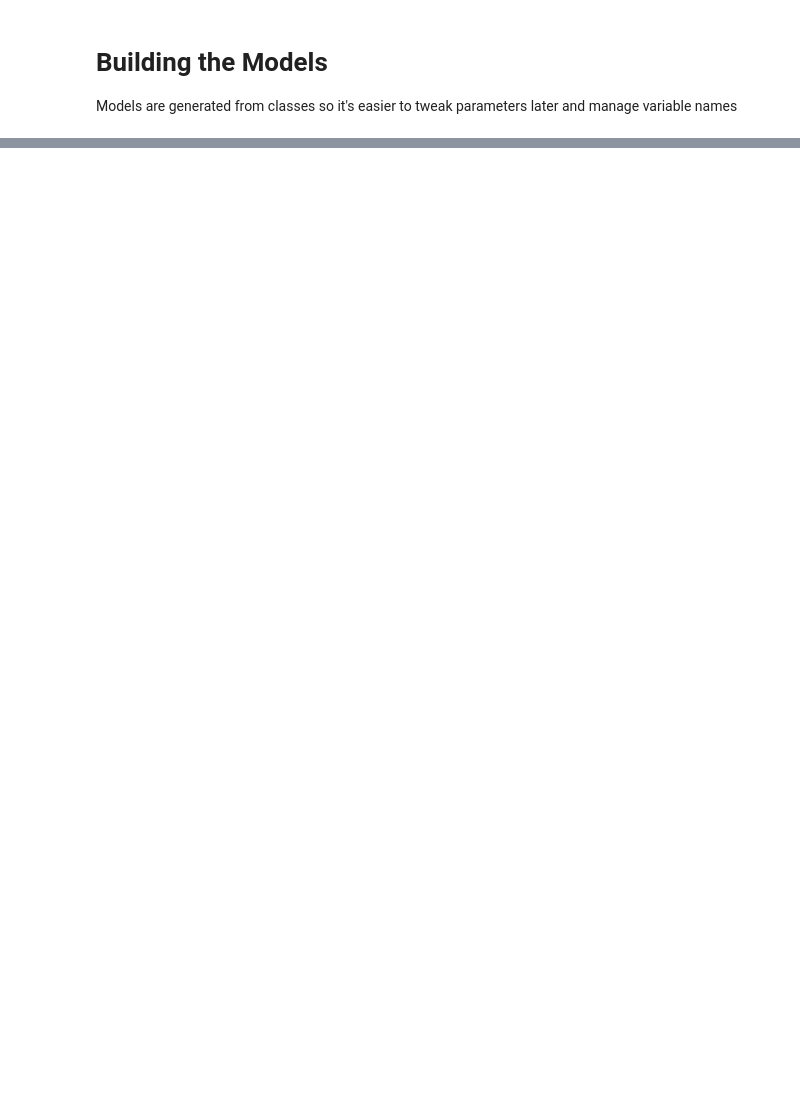
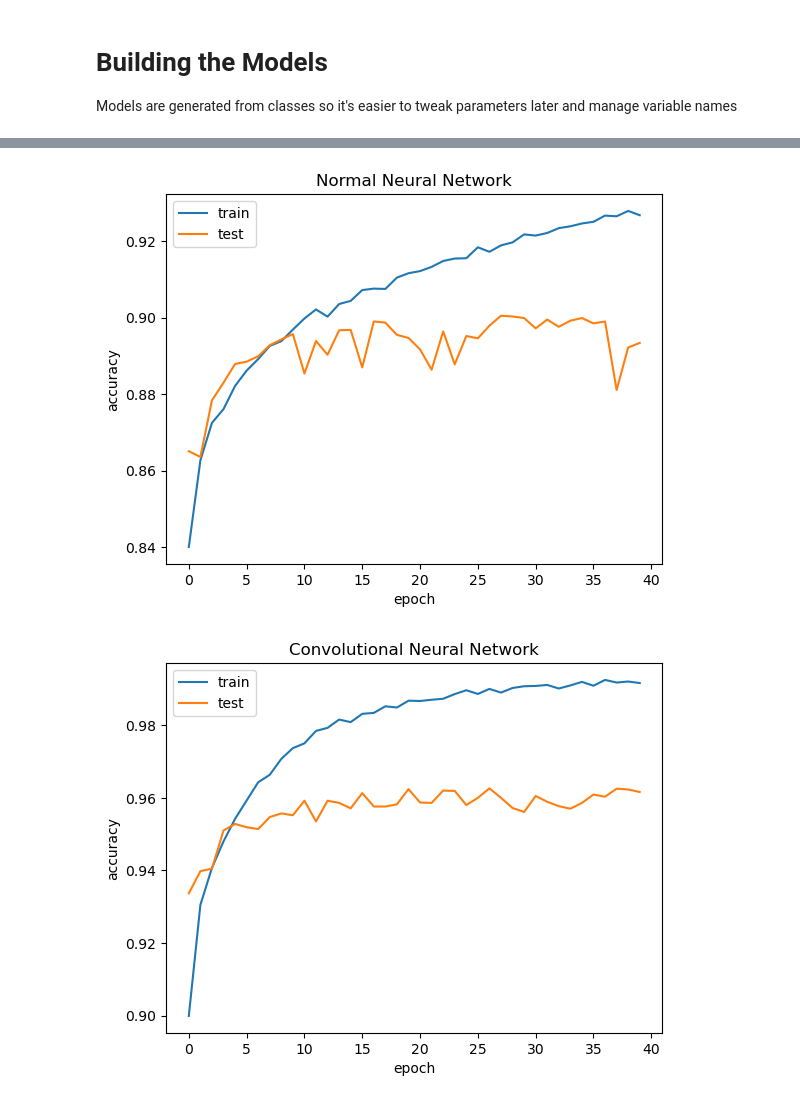
Before and after one commit to Onlyriley/MLProject, a Jupyter notebook: modeltesting.ipynb, the cells around one changed output, grey strips where cells are left out. Cells and saved outputs as stored; diff of their text form; code cells hidden in the pictures; blank space fills up the shorter version.

```diff
--- a/modeltesting.ipynb
+++ b/modeltesting.ipynb
@@ -19,5 +36,6 @@ x_train_min = np.min(x_train)
 x_train_max = np.max(x_train)
 x_train_normal = (x_train - x_train_min) / (x_train_max - x_train_min)
 x_test_normal = (x_test - x_train_min) / (x_train_max - x_train_min)
+x_train, x_test = x_train / 255.0, x_test / 255.0
 # %% [markdown]
 'Flatten' the images so they are represented by a 1d array
@@ -27,8 +46,3 @@ x_test_flat = x_test_normal.reshape(x_test_normal.shape[0], -1)
 # %% [markdown]
 # Building the Models
 Models are generated from classes so it's easier to tweak parameters later and manage variable names
-# %%
-class UniformDeepDense:
-    def __init__(self):
-        self.layers = 4
-        self.name = "UniformDense"
@@ -34,0 +101,12 @@ class UniformDeepDense:
+# %%
+normal_NN = UniformDeepDense()
+normal_NN.train(x_train_flat, y_train, x_test_flat, y_test)
+
+conv_NN = ConvNN()
+conv_NN.train(x_train, y_train, x_test, y_test)
+
+print(f"Normal NN loss: {normal_NN.loss}")
+print(f"Normal NN Accuracy: {normal_NN.accuracy}")
+
+print(f"Convolutional NN loss: {conv_NN.loss}")
+print(f"Convolutional NN Accuracy: {conv_NN.accuracy}")
@@ -34,0 +148,19 @@ class UniformDeepDense:
+# %%
+plt.plot(normal_NN.history.history['accuracy'])
+plt.plot(normal_NN.history.history['val_accuracy'])
+plt.title('Normal Neural Network')
+plt.ylabel('accuracy')
+plt.xlabel('epoch')
+plt.legend(['train', 'test'], loc='upper left')
+plt.show()
+
+plt.plot(conv_NN.history.history['accuracy'])
+plt.plot(conv_NN.history.history['val_accuracy'])
+plt.title('Convolutional Neural Network')
+plt.ylabel('accuracy')
+plt.xlabel('epoch')
+plt.legend(['train', 'test'], loc='upper left')
+plt.show()
+# %% [output]
+[figure, added]
+[figure, added]
```
Also changed, not shown: parts of 7 cells of this notebook, 6 other files.
